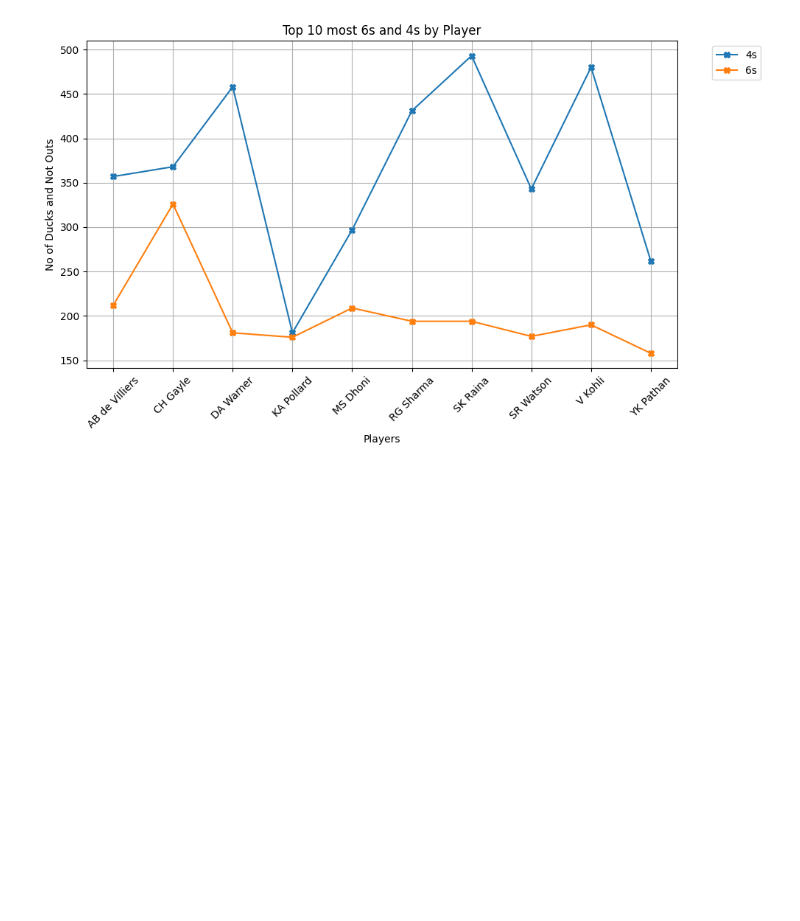
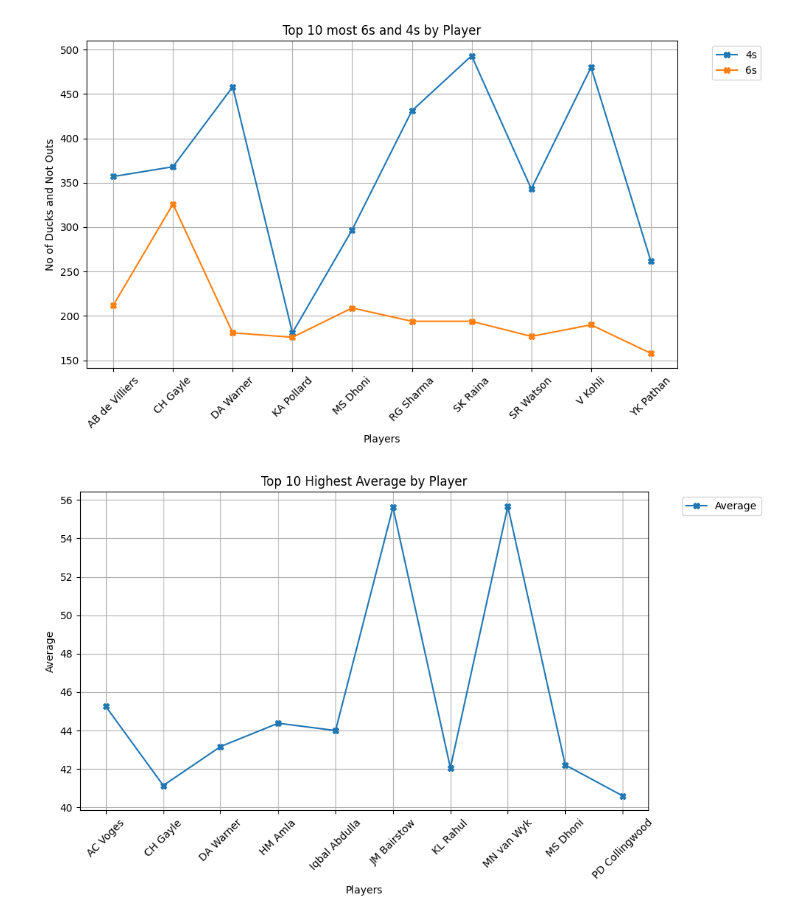
Before and after one commit to Udhay2898/Cricket_stat, a Jupyter notebook: Cricket Stat(Line).ipynb, the cells around one changed output. Drawn from its saved outputs; the diff is of its cells as text; code cells hidden in the pictures; blank space fills up the shorter version.

Commit message:
Cricket Stat(Line)

```diff
--- a/Cricket Stat(Line).ipynb
+++ b/Cricket Stat(Line).ipynb
@@ -215,9 +215,9 @@ player_stats = df.groupby('Player').agg({'Match': 'sum',
                                          '4 W ' : 'sum',
                                          '5 W' : 'sum',
                                          'Catches' : 'sum',
-                                         'Stimping' : 'sum',
-                                         'B Averag' : 'sum',
-                                         'B SR' : 'max',
+                                         'Stumping' : 'sum',
+                                         'Bol Average' : 'sum',
+                                         'Bol SR' : 'max',
                                          'Econ' : 'min'}).reset_index()
 
 player_stats.head()
@@ -325,3 +325,25 @@ plt.tight_layout()
 plt.show()
 # %% [output]
 [figure]
+# %%
+top_10_Average = player_stats.nlargest(10, 'Average')
+top_10_SR.head(1)
+
+top_10_Average_pivot = top_10_Average.pivot_table(index = 'Player', values = 'Average')
+
+top_10_Average_pivot.plot.line(figsize = (10,6),marker = 'X',grid = True)
+
+
+tick = range(len(top_10_Average_pivot))
+plt.xticks(ticks = tick, labels = top_10_Average_pivot.index, rotation = 45)
+
+plt.legend(bbox_to_anchor=(1.05, 1), loc='upper left')
+
+plt.xlabel('Players')
+plt.ylabel('Average')
+plt.title('Top 10 Highest Average by Player')
+
+plt.tight_layout()
+plt.show()
+# %% [output]
+[figure, added]
```
Also changed, not shown: parts of 9 cells of this notebook.
